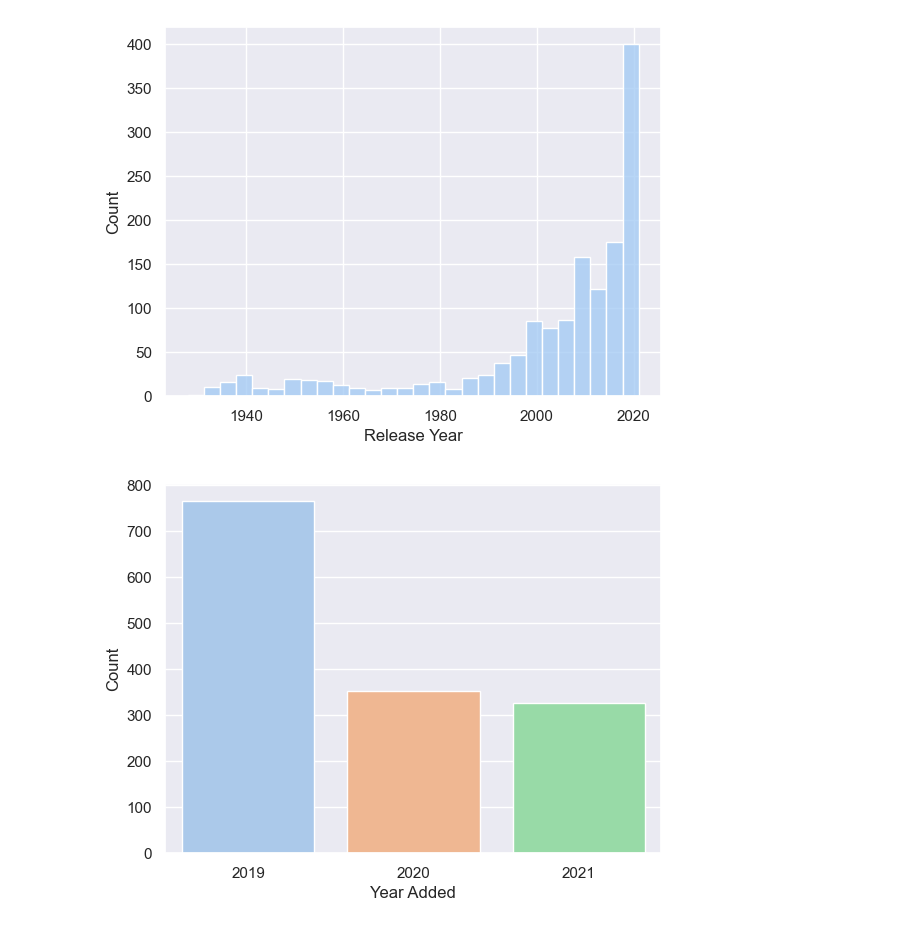
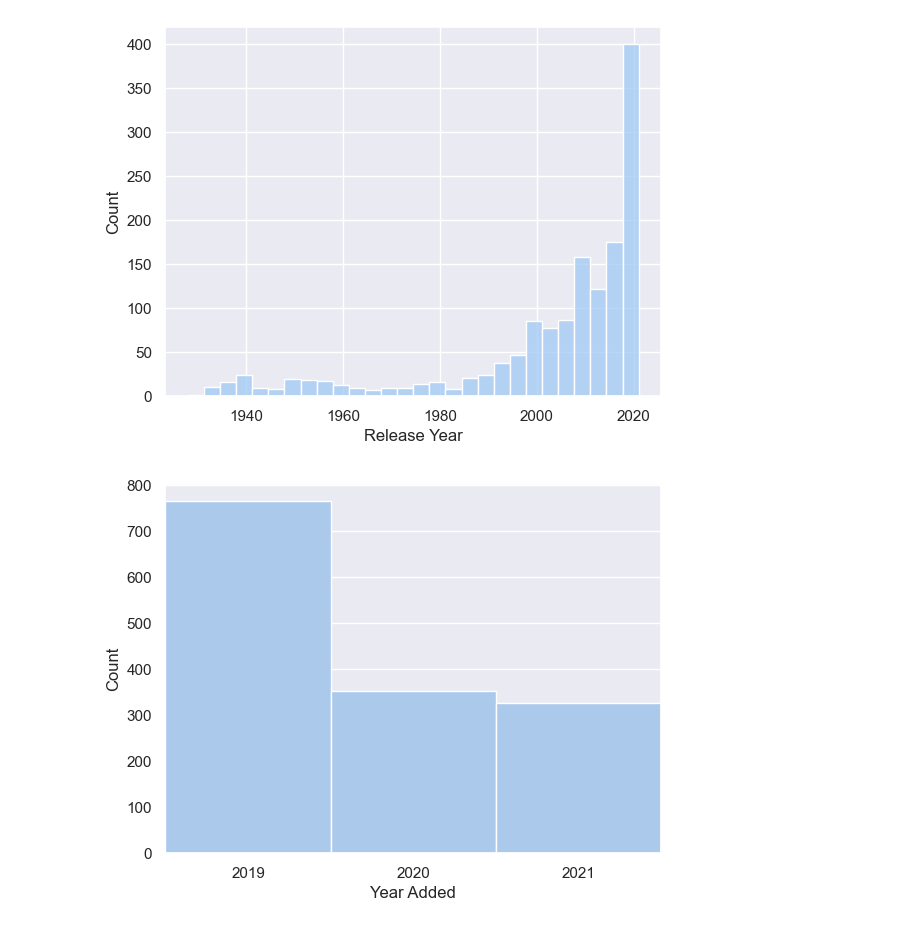
Before and after one commit to dvnatanael/data5006-data-analysis, a Jupyter notebook: Tiny_Data_Analysis_Disney+.ipynb, the cells around one changed output. Cells and saved outputs as stored; diff of their text form; code cells hidden in the pictures.

Commit message:
feat: change plot style for show `date_added`

```diff
--- a/Tiny_Data_Analysis_Disney+.ipynb
+++ b/Tiny_Data_Analysis_Disney+.ipynb
@@ -167,9 +166,14 @@ _ = p.set_xlabel("Release Year")
 [figure]
 # %%
 data = cleaned_df.index.get_level_values("date_added").strftime("%Y-%m").sort_values()
-p = sns.countplot(x=data.str.extract("([0-9]+)").loc[:, 0])
+p = sns.countplot(
+    x=data.str.extract("([0-9]+)").loc[:, 0],
+    color=sns.color_palette()[0],
+    saturation=0.75,
+    width=1.0,
+)
 p.set_xlabel("Year Added")
 _ = p.set_ylabel("Count")
 # %% [output]
-[figure, old version]
+[figure, new version]
 # %%
```
Also changed, not shown: parts of 2 cells of this notebook, 1 other file.
